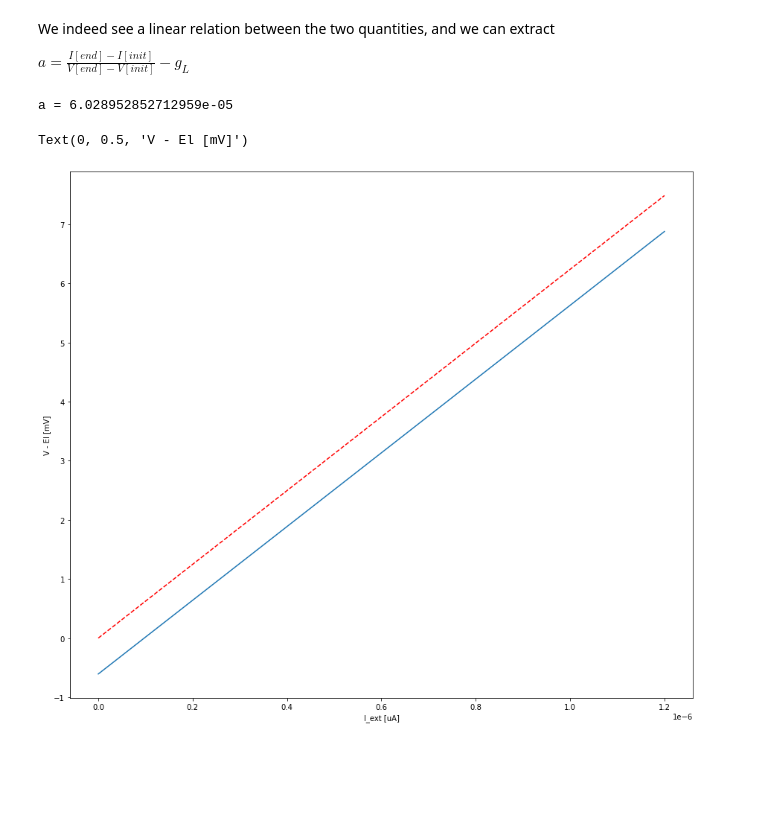
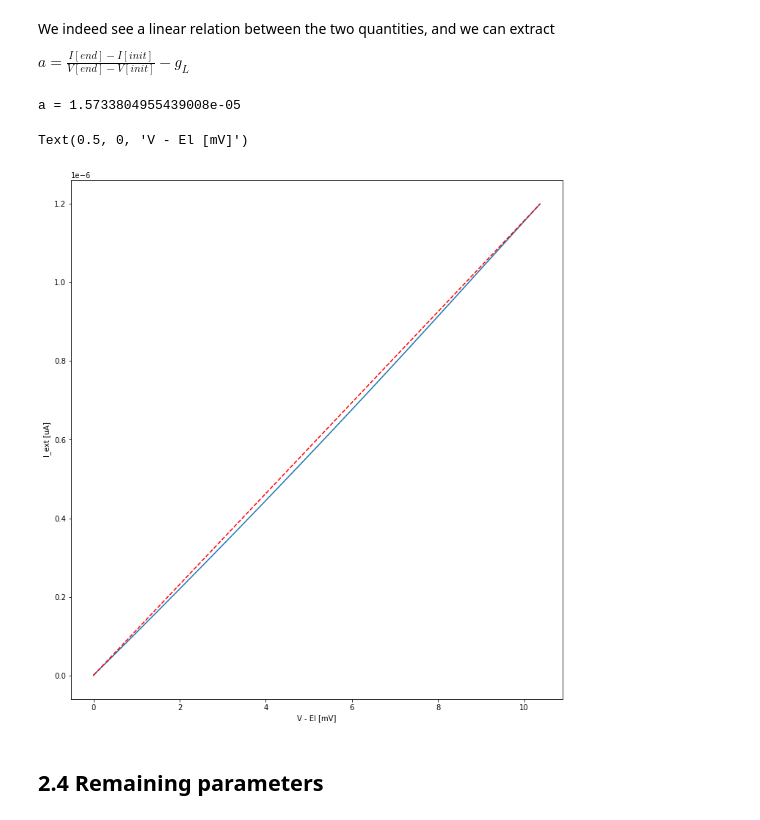
Before and after one commit to Thomas-debug-creator/SingleNeuron-HH2AdEx, a Jupyter notebook: cleaned_notebook.ipynb, the cells around one changed output. Drawn from its saved outputs; the diff is of its cells as text; code cells hidden in the pictures; blank space fills up the shorter version.

```diff
--- a/cleaned_notebook.ipynb
+++ b/cleaned_notebook.ipynb
@@ -221,7 +221,7 @@ def simulate_HH_neuron_adaptive(input_current, simulation_time, ):
     neuron = b2.NeuronGroup(1, eqs, method="exponential_euler")
 
     # parameter initialization
-    neuron.vm = -70.607 * b2.mV
+    neuron.vm = -70.6074 * b2.mV
     neuron.m = 0.001459
     neuron.h = 0.99972
     neuron.n = 0.00584
@@ -942,9 +967,5 @@ Vs = []
 sim_time = 10000
 current_time = 10000
 
-for I_ext in Is:
-    current = input_factory.get_step_current(0, current_time, b2.ms, I_ext)
-    state_monitor_adaptive = simulate_HH_neuron_adaptive(current, sim_time * b2.ms)
-    Vs.append(state_monitor_adaptive.vm[0][100])
-
-Vs
+current = input_factory.get_ramp_current(0, current_time, b2.ms, 0.*b2.uA, 1.2*b2.uA)
+state_monitor_adaptive = simulate_HH_neuron_adaptive(current, sim_time * b2.ms)
@@ -973,15 +980,21 @@ Text(0, 0.5, 'V [mV]')
 We indeed see a linear relation between the two quantities, and we can extract
 
 $a = \frac{I[end] - I[init]}{V[end] - V[init]} - g_L$
+# %%
+Is = state_monitor_adaptive.I_e[0]
+Vs = state_monitor_adaptive.vm[0]
 # %%
 a = -gl + (Is[-1] - Is[0])/(Vs[-1] - Vs[0])
 print(f'a = {a}')
+El = -70.6074 *b2.mV
 Vs_a = Is/(a + gl) + El
-plt.plot(Is, (Vs - El) / b2.mV)
-plt.plot(Is, (Vs_a -El) / b2.mV, '--r')
-plt.xlabel('I_ext [uA]')
-plt.ylabel('V - El [mV]')
+plt.plot((Vs - El) / b2.mV, Is)
+plt.plot((Vs_a -El) / b2.mV, Is, '--r')
+plt.ylabel('I_ext [uA]')
+plt.xlabel('V - El [mV]')
 # %% [output]
-a = 6.028952852712959e-05
+a = 1.5733804955439008e-05
-Text(0, 0.5, 'V - El [mV]')
+Text(0.5, 0, 'V - El [mV]')
-[figure, old version]
+[figure, new version]
+# %% [markdown]
+## 2.4 Remaining parameters
```
Also changed, not shown: parts of 24 cells of this notebook.
